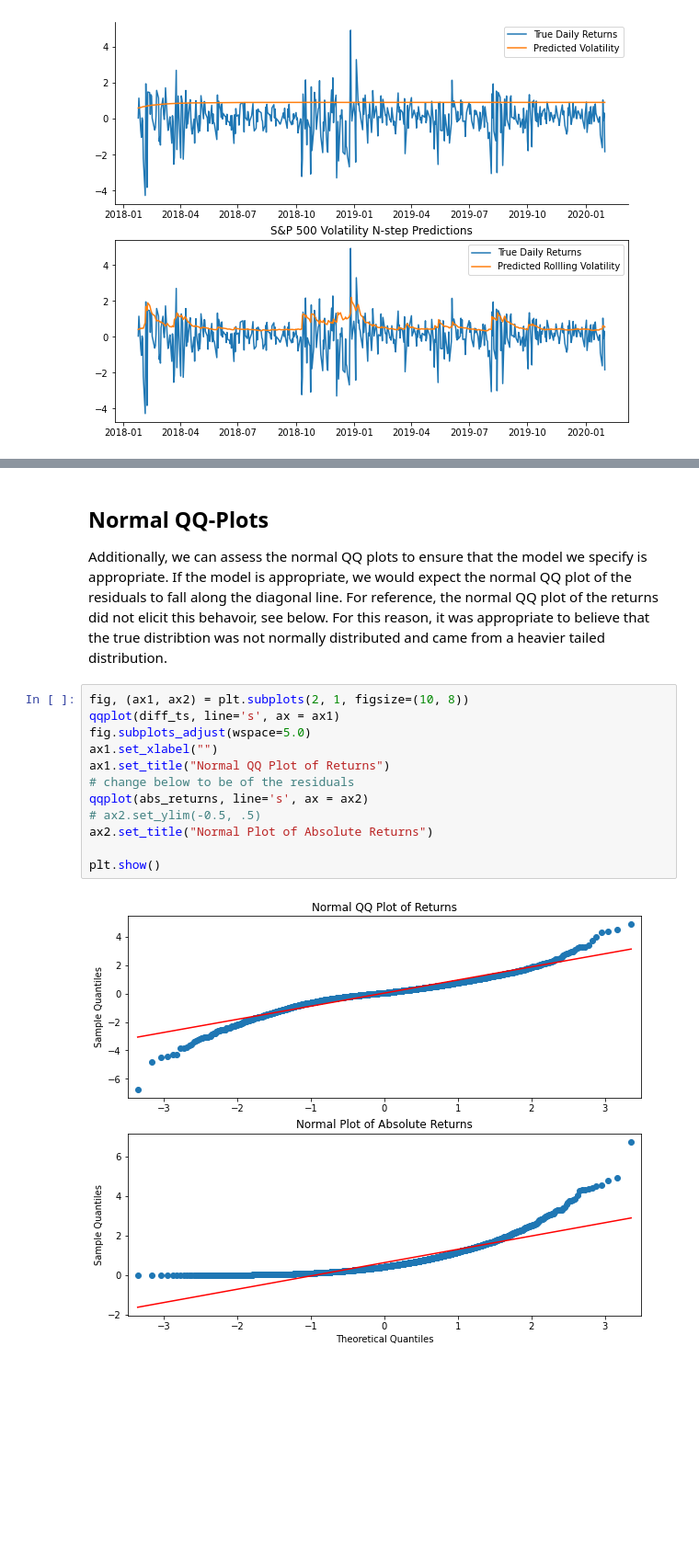
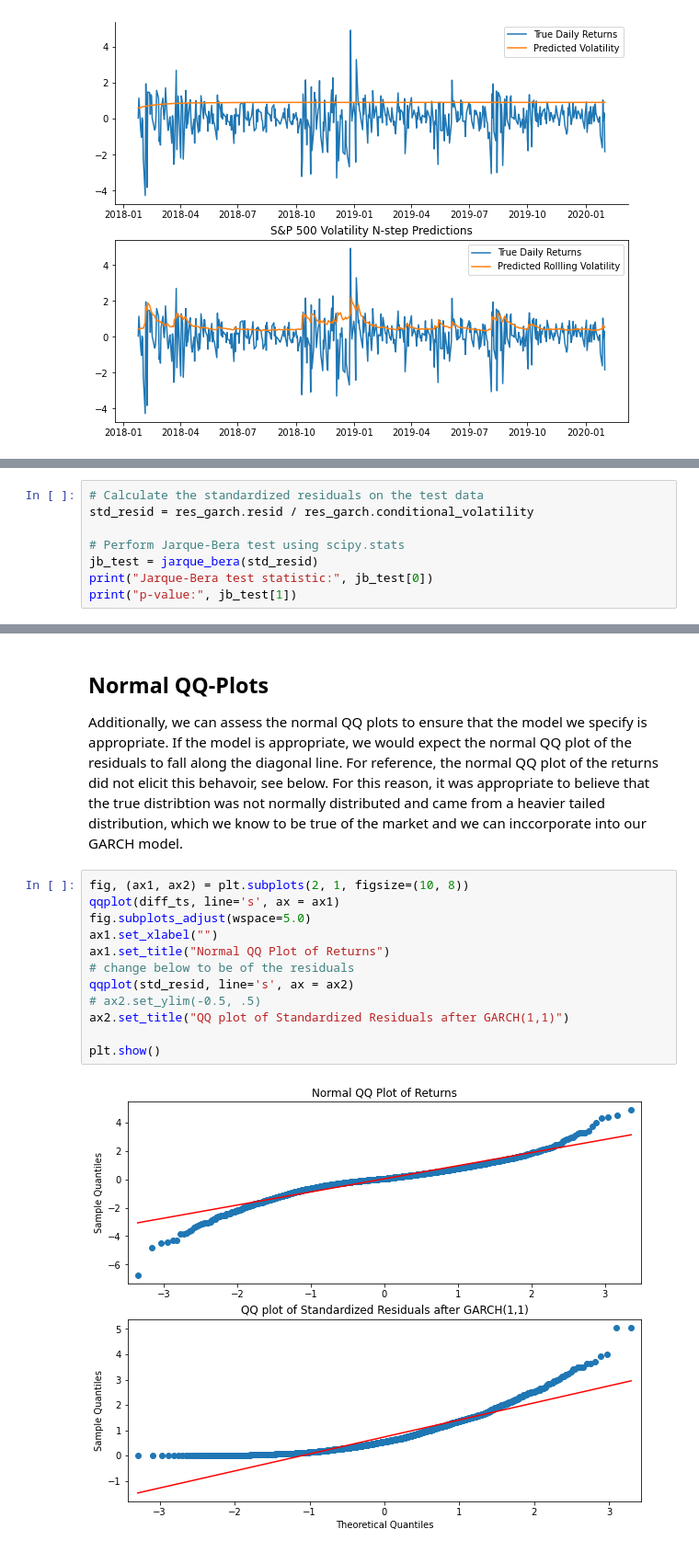
Before and after one commit to danielherrerahsph/SPYtimeseries, a Jupyter notebook: arch_model.ipynb, the cells around one changed output, grey strips where cells are left out. Shown at 92% size. Saved outputs shown, nothing was run; the diff lists cells and outputs as text; blank space fills up the shorter version.

Commit message:
feat: completed model diag and garch mod w t dist

```diff
--- a/arch_model.ipynb
+++ b/arch_model.ipynb
@@ -404,0 +408,8 @@ ax2.legend(['True Daily Returns', 'Predicted Rollling Volatility'])
+# %%
+# Calculate the standardized residuals on the test data
+std_resid = res_garch.resid / res_garch.conditional_volatility
+
+# Perform Jarque-Bera test using scipy.stats
+jb_test = jarque_bera(std_resid)
+print("Jarque-Bera test statistic:", jb_test[0])
+print("p-value:", jb_test[1])
@@ -405,18 +445,18 @@ ax2.legend(['True Daily Returns', 'Predicted Rollling Volatility'])
 # %% [markdown]
 ## Normal QQ-Plots
 
-Additionally, we can assess the normal QQ plots to ensure that the model we specify is appropriate. If the model is appropriate, we would expect the normal QQ plot of the residuals to fall along the diagonal line. For reference, the normal QQ plot of the returns did not elicit this behavoir, see below. For this reason, it was appropriate to believe that the true distribtion was not normally distributed and came from a heavier tailed distribution.
+Additionally, we can assess the normal QQ plots to ensure that the model we specify is appropriate. If the model is appropriate, we would expect the normal QQ plot of the residuals to fall along the diagonal line. For reference, the normal QQ plot of the returns did not elicit this behavoir, see below. For this reason, it was appropriate to believe that the true distribtion was not normally distributed and came from a heavier tailed distribution, which we know to be true of the market and we can inccorporate into our GARCH model.
 # %%
 fig, (ax1, ax2) = plt.subplots(2, 1, figsize=(10, 8))
 qqplot(diff_ts, line='s', ax = ax1)
 fig.subplots_adjust(wspace=5.0)
 ax1.set_xlabel("")
 ax1.set_title("Normal QQ Plot of Returns")
 # change below to be of the residuals
-qqplot(abs_returns, line='s', ax = ax2)
+qqplot(std_resid, line='s', ax = ax2)
 # ax2.set_ylim(-0.5, .5)
-ax2.set_title("Normal Plot of Absolute Returns")
+ax2.set_title("QQ plot of Standardized Residuals after GARCH(1,1)")
 
 plt.show()
 # %% [output]
-[figure, old version]
+[figure, new version]
```
Also changed, not shown: parts of 20 cells of this notebook.
